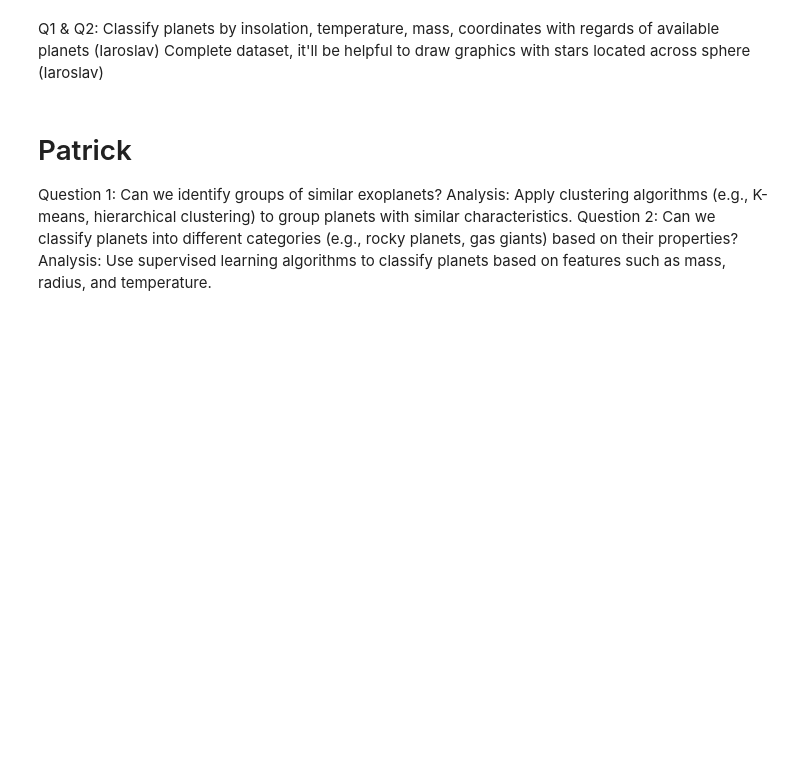
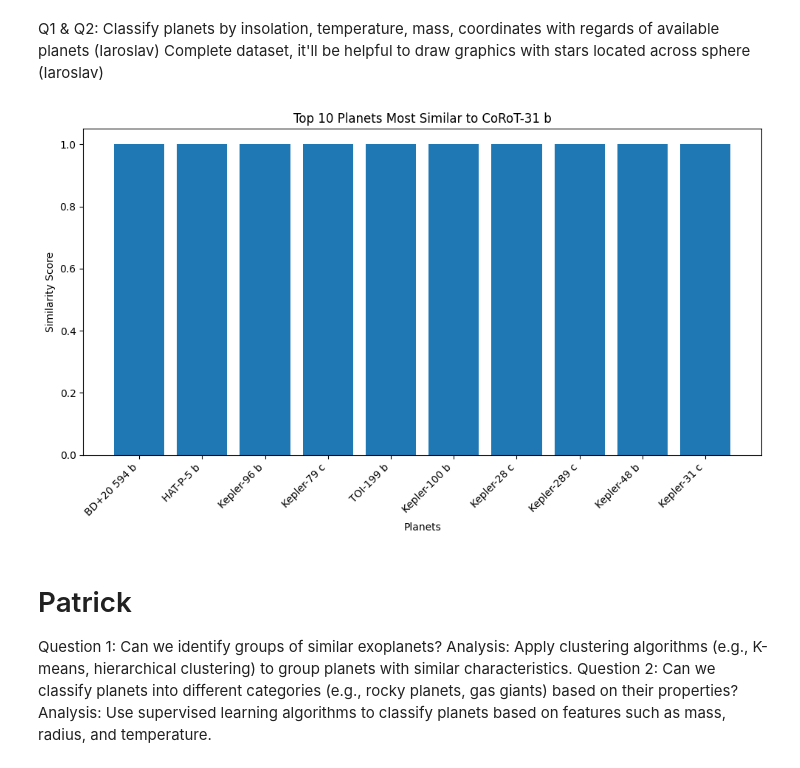
Before and after one commit to PatZ2346/ExoPlanet-Prediction, a Jupyter notebook: ETL_pyspark.ipynb, the cells around one changed output. Drawn from its saved outputs; the diff is of its cells as text; code cells hidden in the pictures; blank space fills up the shorter version.

Commit message:
Use pyplot for simpler chart (otherwise trouble to save to a file)

```diff
--- a/ETL_pyspark.ipynb
+++ b/ETL_pyspark.ipynb
@@ -504,11 +504,13 @@ df_orbit_pd.to_csv("orbit_temperature_analysis.csv", index=False)
 Q1 & Q2: Classify planets by insolation, temperature, mass, coordinates with regards of available planets (Iaroslav)
 Complete dataset, it'll be helpful to draw graphics with stars located across sphere (Iaroslav)
 # %%
-from machine_analysis.rank_objects import planet_rank_by_similarity, plot_similarity_ranking
+from machine_analysis.rank_planets5 import planet_rank_by_similarity, plot_similarity_ranking
 
 planet_name = "CoRoT-31 b"
-ranks = planet_rank_by_similarity(planet_name, file_path="machine_analysis/Resources/part-00000-3d57ee90-8dc9-4f89-97e6-768aa0ffce3c-c000.csv")
+ranks = planet_rank_by_similarity(planet_name, file_path="CSV_Files/Cleaned Dataset.csv", features=["Planet_Mass_Earth", "Equilibrium_Temperature", "ra"])
 plot_similarity_ranking(ranks, planet_name)
+# %% [output]
+[figure, added]
 # %%
 #Export CSV and visualisations
 # %% [markdown]
```
Also changed, not shown: 2 other files.
